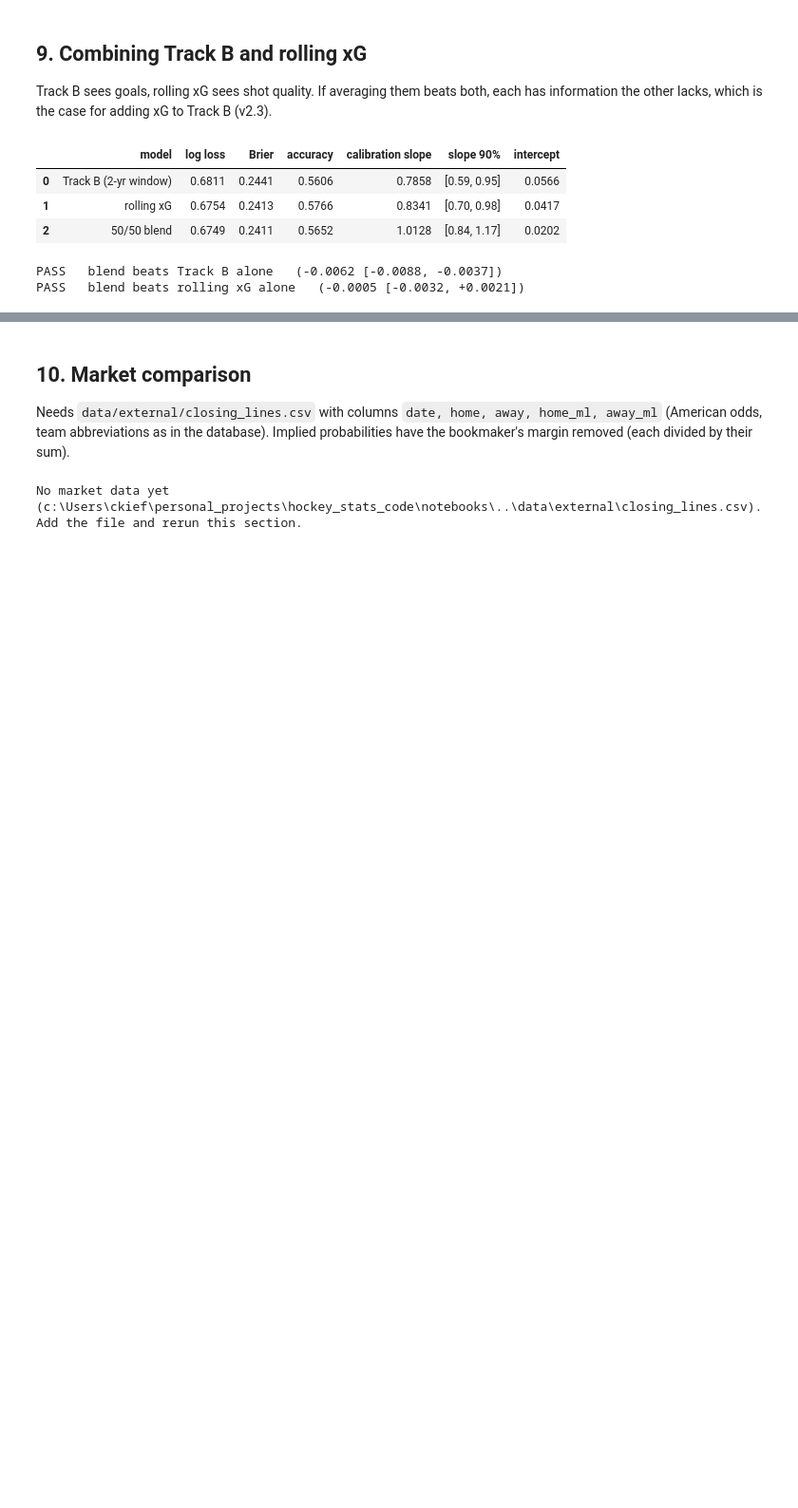
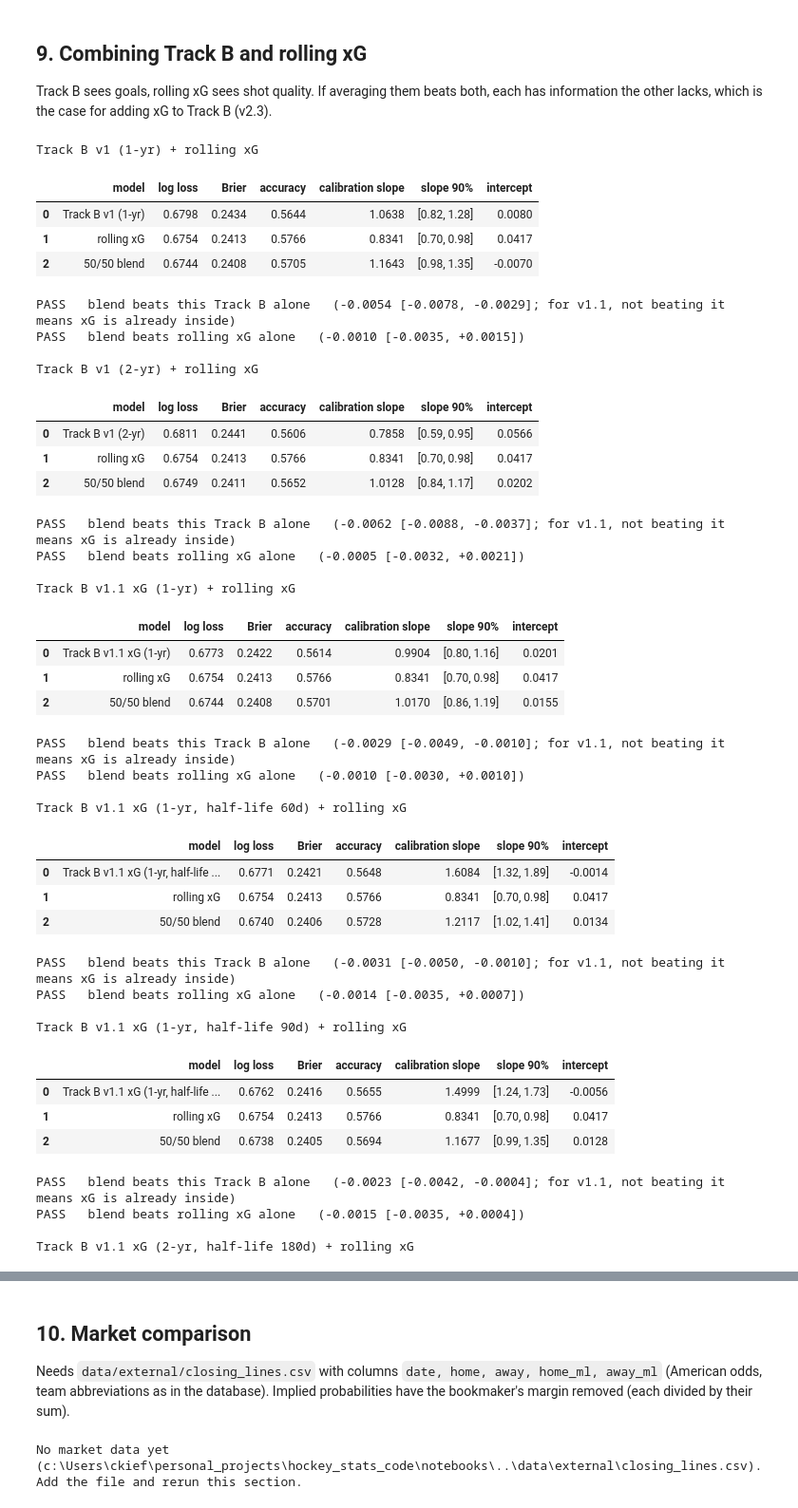
Before and after one commit to ckiefer14/hockey_stats, a Jupyter notebook: notebooks/phase7_check.ipynb, the cells around one changed output, grey strips where cells are left out. Shown at 95% size. Drawn from its saved outputs; the diff is of its cells as text; code cells hidden in the pictures; blank space fills up the shorter version.

```diff
--- a/notebooks/phase7_check.ipynb
+++ b/notebooks/phase7_check.ipynb
@@ -127,7 +142,7 @@ for name in [m for m in MODELS if m.startswith("Track B")]:
     check(f"{name} beats the home-rate baseline", comb.loc[name, "log loss"] < comb.loc["home rate", "log loss"])
     check(f"{name} beats Elo", comb.loc[name, "log loss"] < comb.loc["Elo", "log loss"])
     check(f"{name} beats rolling xG", comb.loc[name, "log loss"] < comb.loc["rolling xG", "log loss"],
-          "the strongest baseline; built on xG, which Track B never sees")
+          "the strongest baseline" + ("; v1 never sees xG" if "v1 (" in name else "; v1.1 should beat it"))
 # %% [output]
 === 20242025 (1,312 games) ===
 |  | model | log loss | Brier | accuracy | calibration slope | slope 90% | intercept | vs home rate | ... |
@@ -302,13 +429,14 @@ The 90% interval reflects how unsure Track B is about the two teams. It can't be
 outcome, but two things should hold: intervals narrow as a season goes on (more data), and games where the model
 is unsure (wide interval) should be harder to predict.
 # %%
-for w in AVAILABLE:
-    width = df[f"p_home_hi_w{w}"] - df[f"p_home_lo_w{w}"]
+for lab in AVAILABLE:
+    w = display_name(lab)
+    width = df[f"p_home_hi_{lab}"] - df[f"p_home_lo_{lab}"]
     by_m = df.assign(width=width).groupby("month")["width"].median()
-    print(f"{w}-day window: median 90% interval width {width.median():.1%}")
+    print(f"{w}: median 90% interval width {width.median():.1%}")
     display(by_m.to_frame("median width").T.round(3))
     terc = pd.qcut(width, 3, labels=["narrow", "middle", "wide"])
     t = df.assign(t=terc).groupby("t", observed=True).apply(
-        lambda s: pd.Series({"games": len(s), "log loss": log_loss(s[f"p_home_w{w}"], s.home_won)}), include_groups=False)
+        lambda s: pd.Series({"games": len(s), "log loss": log_loss(s[f"p_home_{lab}"], s.home_won)}), include_groups=False)
     display(t.round(4))
 # %% [output]
@@ -338,14 +483,16 @@ conn = get_connection()
 hist = pd.read_sql("SELECT season, home_score, away_score FROM games WHERE game_type = 2 AND home_score IS NOT NULL", conn)
 hist["season"] = hist["season"].astype(str)
 for s in sorted(df.season.unique()):
-    for w in AVAILABLE:
-        f = BT / f"trackb_w{w}_{s}_scored.csv"
+    for lab in AVAILABLE:
+        f = BT / f"{lab}_{s}_scored.csv"
+        if not f.exists():
+            continue
         d = pd.read_csv(f)
         past = hist[hist.season < s]
         tot, mar = past.home_score + past.away_score, past.home_score - past.away_score
         clim = {"over 5.5": (tot > 5.5).mean(), "over 6.5": (tot > 6.5).mean(),
                 "home -1.5": (mar >= 2).mean(), "away -1.5": (mar <= -2).mean()}
         so = score_outputs(d, clim)
-        print(f"\n{s}, {w}-day window")
+        print(f"\n{s}, {display_name(lab)}")
         display(so.round(4))
 # %% [output]
@@ -383,21 +545,57 @@ for s in sorted(df.season.unique()):
 Track B sees goals, rolling xG sees shot quality. If averaging them beats both, each has information the other lacks,
 which is the case for adding xG to Track B (v2.3).
 # %%
-if tb_names:
-    main_tb = MODELS[tb_names[0]]
-    df["p_blend"] = 0.5 * df[main_tb] + 0.5 * df["p_rolling_xg"]
-    blend = score_models(df, {tb_names[0]: main_tb, "rolling xG": "p_rolling_xg", "50/50 blend": "p_blend"})
+for name in tb_names:
+    col = MODELS[name]
+    df["p_blend"] = 0.5 * df[col] + 0.5 * df["p_rolling_xg"]
+    print(f"\n{name} + rolling xG")
+    blend = score_models(df, {name: col, "rolling xG": "p_rolling_xg", "50/50 blend": "p_blend"})
     display(blend.drop(columns=["games"]).round(4))
-    r = paired_difference(df, "p_blend", main_tb)
-    check("blend beats Track B alone", r["difference"] < 0,
-          f"{r['difference']:+.4f} [{r['lo']:+.4f}, {r['hi']:+.4f}]")
+    r = paired_difference(df, "p_blend", col)
+    check("blend beats this Track B alone", r["difference"] < 0,
+          f"{r['difference']:+.4f} [{r['lo']:+.4f}, {r['hi']:+.4f}]; for v1.1, not beating it means xG is already inside")
     r = paired_difference(df, "p_blend", "p_rolling_xg")
     check("blend beats rolling xG alone", r["difference"] < 0,
           f"{r['difference']:+.4f} [{r['lo']:+.4f}, {r['hi']:+.4f}]")
 # %% [output]
+Track B v1 (1-yr) + rolling xG
 |  | model | log loss | Brier | accuracy | calibration slope | slope 90% | intercept |
-| 0 | Track B (2-yr window) | 0.6811 | 0.2441 | 0.5606 | 0.7858 | [0.59, 0.95] | 0.0566 |
+| 0 | Track B v1 (1-yr) | 0.6798 | 0.2434 | 0.5644 | 1.0638 | [0.82, 1.28] | 0.0080 |
 | 1 | rolling xG | 0.6754 | 0.2413 | 0.5766 | 0.8341 | [0.70, 0.98] | 0.0417 |
-| 2 | 50/50 blend | 0.6749 | 0.2411 | 0.5652 | 1.0128 | [0.84, 1.17] | 0.0202 |
+| 2 | 50/50 blend | 0.6744 | 0.2408 | 0.5705 | 1.1643 | [0.98, 1.35] | -0.0070 |
-PASS   blend beats Track B alone   (-0.0062 [-0.0088, -0.0037])
-PASS   blend beats rolling xG alone   (-0.0005 [-0.0032, +0.0021])
+PASS   blend beats this Track B alone   (-0.0054 [-0.0078, -0.0029]; for v1.1, not beating it means xG is already inside)
+PASS   blend beats rolling xG alone   (-0.0010 [-0.0035, +0.0015])
+
+Track B v1 (2-yr) + rolling xG
+|  | model | log loss | Brier | accuracy | calibration slope | slope 90% | intercept |
+| 0 | Track B v1 (2-yr) | 0.6811 | 0.2441 | 0.5606 | 0.7858 | [0.59, 0.95] | 0.0566 |
+| 1 | rolling xG | 0.6754 | 0.2413 | 0.5766 | 0.8341 | [0.70, 0.98] | 0.0417 |
+| 2 | 50/50 blend | 0.6749 | 0.2411 | 0.5652 | 1.0128 | [0.84, 1.17] | 0.0202 |
+PASS   blend beats this Track B alone   (-0.0062 [-0.0088, -0.0037]; for v1.1, not beating it means xG is already inside)
+PASS   blend beats rolling xG alone   (-0.0005 [-0.0032, +0.0021])
+
+Track B v1.1 xG (1-yr) + rolling xG
+|  | model | log loss | Brier | accuracy | calibration slope | slope 90% | intercept |
+| 0 | Track B v1.1 xG (1-yr) | 0.6773 | 0.2422 | 0.5614 | 0.9904 | [0.80, 1.16] | 0.0201 |
+| 1 | rolling xG | 0.6754 | 0.2413 | 0.5766 | 0.8341 | [0.70, 0.98] | 0.0417 |
+| 2 | 50/50 blend | 0.6744 | 0.2408 | 0.5701 | 1.0170 | [0.86, 1.19] | 0.0155 |
+PASS   blend beats this Track B alone   (-0.0029 [-0.0049, -0.0010]; for v1.1, not beating it means xG is already inside)
+PASS   blend beats rolling xG alone   (-0.0010 [-0.0030, +0.0010])
+
+Track B v1.1 xG (1-yr, half-life 60d) + rolling xG
+|  | model | log loss | Brier | accuracy | calibration slope | slope 90% | intercept |
+| 0 | Track B v1.1 xG (1-yr, half-life ... | 0.6771 | 0.2421 | 0.5648 | 1.6084 | [1.32, 1.89] | -0.0014 |
+| 1 | rolling xG | 0.6754 | 0.2413 | 0.5766 | 0.8341 | [0.70, 0.98] | 0.0417 |
+| 2 | 50/50 blend | 0.6740 | 0.2406 | 0.5728 | 1.2117 | [1.02, 1.41] | 0.0134 |
+PASS   blend beats this Track B alone   (-0.0031 [-0.0050, -0.0010]; for v1.1, not beating it means xG is already inside)
+PASS   blend beats rolling xG alone   (-0.0014 [-0.0035, +0.0007])
+
+Track B v1.1 xG (1-yr, half-life 90d) + rolling xG
+|  | model | log loss | Brier | accuracy | calibration slope | slope 90% | intercept |
+| 0 | Track B v1.1 xG (1-yr, half-life ... | 0.6762 | 0.2416 | 0.5655 | 1.4999 | [1.24, 1.73] | -0.0056 |
+| 1 | rolling xG | 0.6754 | 0.2413 | 0.5766 | 0.8341 | [0.70, 0.98] | 0.0417 |
+| 2 | 50/50 blend | 0.6738 | 0.2405 | 0.5694 | 1.1677 | [0.99, 1.35] | 0.0128 |
+PASS   blend beats this Track B alone   (-0.0023 [-0.0042, -0.0004]; for v1.1, not beating it means xG is already inside)
+PASS   blend beats rolling xG alone   (-0.0015 [-0.0035, +0.0004])
+
+Track B v1.1 xG (2-yr, half-life 180d) + rolling xG
```
Also changed, not shown: parts of 10 cells of this notebook, 31 other files.
